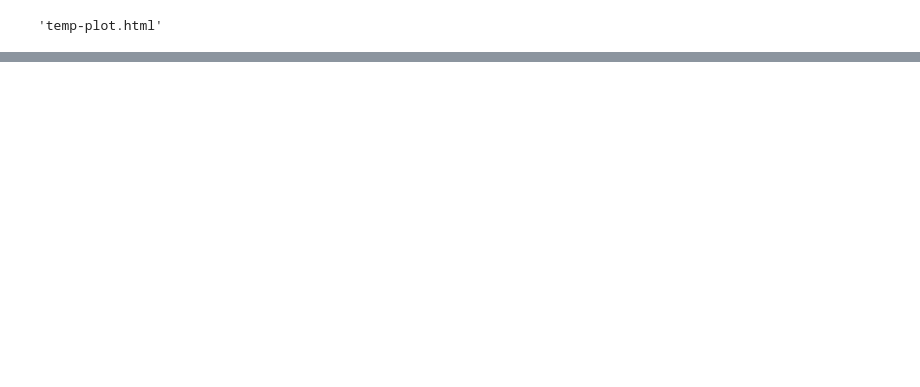
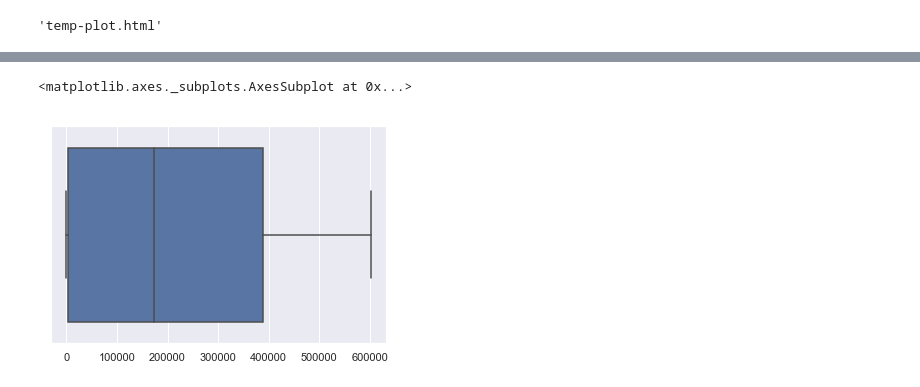
Before and after one commit to MMoghazy/Covid_19-visualization, a Jupyter notebook: Covid19.ipynb, the cells around one changed output, grey strips where cells are left out. Saved outputs shown, nothing was run; the diff lists cells and outputs as text; code cells hidden in the pictures; blank space fills up the shorter version.

```diff
--- a/Covid19.ipynb
+++ b/Covid19.ipynb
@@ -180,0 +251,5 @@ KeyError: "None of [Float64Index([             67.71,            20.1683,
+# %%
+sns.boxplot(covid_worldwide_deaths)
+# %% [output]
+<matplotlib.axes._subplots.AxesSubplot at 0x...>
+[figure, added]
```
Also changed, not shown: parts of 69 cells of this notebook.
